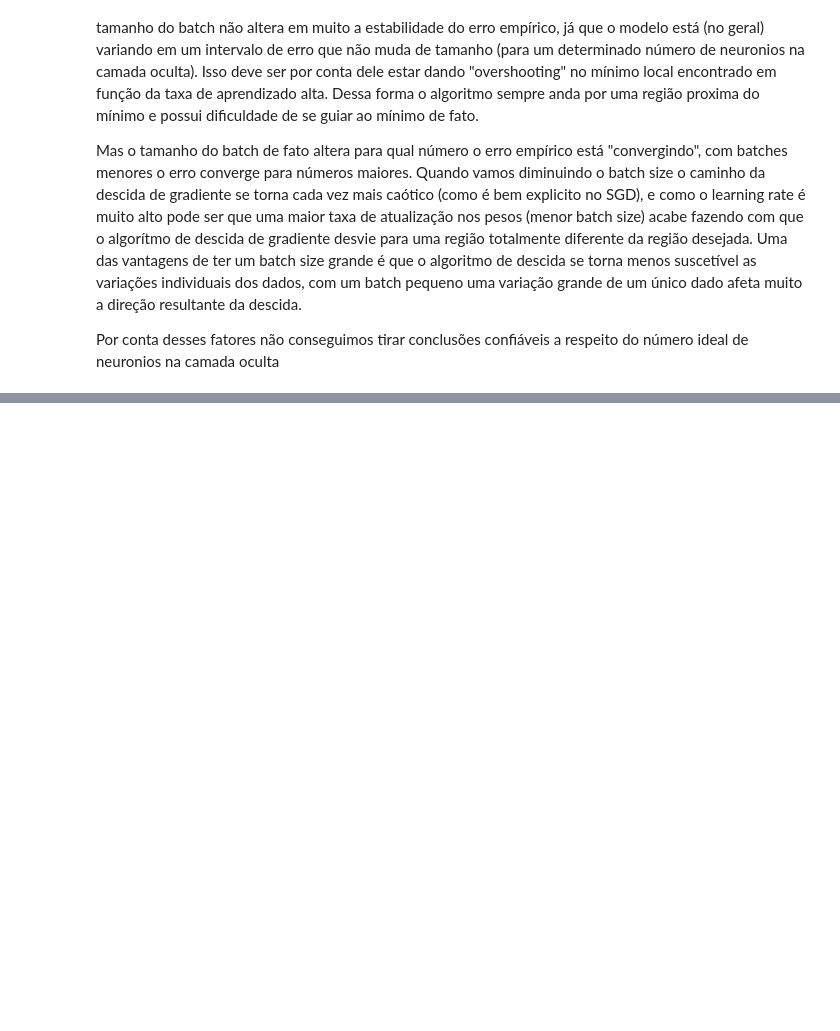
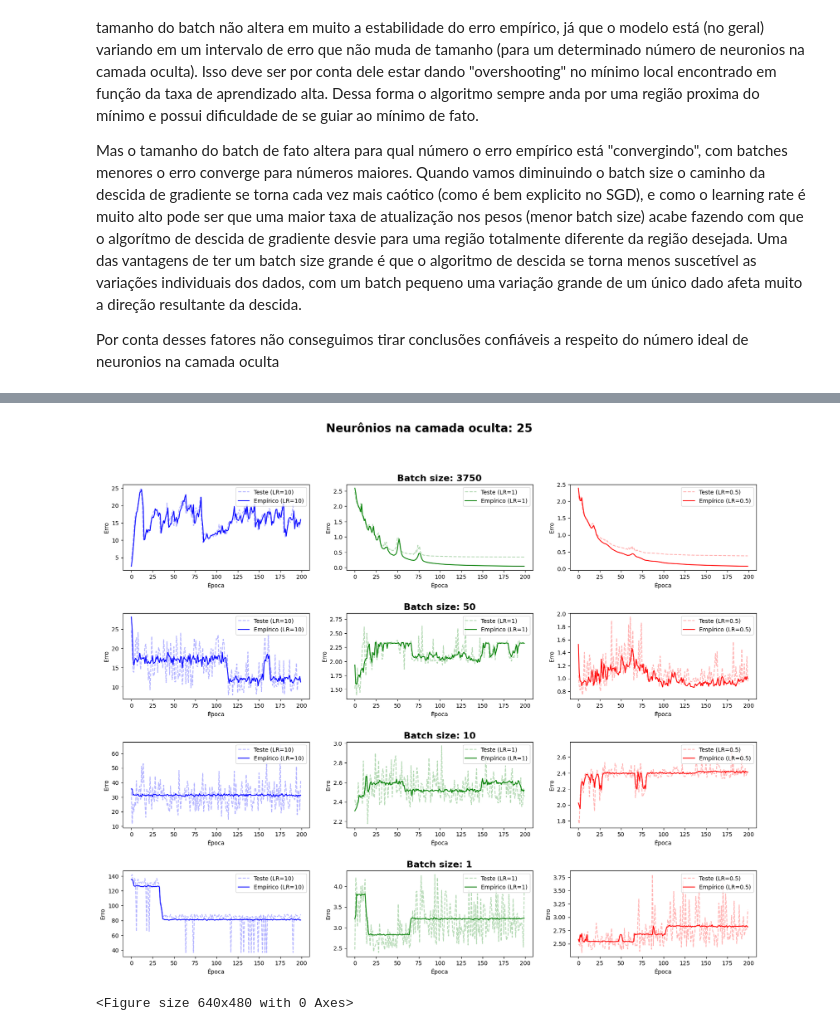
Before and after one commit to VictorHenrique317/ML-TP1, a Jupyter notebook: tp1-ml-victor.ipynb, the cells around one changed output, grey strips where cells are left out. Saved outputs shown, nothing was run; the diff lists cells and outputs as text; code cells hidden in the pictures; blank space fills up the shorter version.

```diff
--- a/tp1-ml-victor.ipynb
+++ b/tp1-ml-victor.ipynb
@@ -136,3 +146,45 @@ for batch_size in batch_sizes:
+# %%
+def displayMLP(desired_neuron_nb):
+    for hidden_layer_neuron_number, model_group in models.items():
+        if hidden_layer_neuron_number != desired_neuron_nb:
+            continue
+
+        row = -1
+        fig, axs = plt.subplots(4, 3, figsize=(20,15))
+        for batch_size, model_group in model_group.items():
+            colors = ['blue', 'green', 'red']
+
+            color_index = -1
+            row += 1
+
+            # fig, axs = plt.subplots(3, len(model_group), figsize=(15,5))
+            counter = -1
+            for i, (learning_rate, model) in enumerate(model_group.items()):
+                labels = []
+
+                color_index += 1
+                counter += 1
+                color = colors[color_index]
+                mlp, history = model
+
+                axs[row, i].plot(history['val_loss'], color=color, linestyle='dashed', alpha=0.3)
+                axs[row, i].plot(history['loss'], color=color, linestyle='solid')
+
+                labels.append(f"Teste (LR={learning_rate})")
+                labels.append(f"Empírico (LR={learning_rate})")
+
+                # axs[row, i].set_title(f"LR={learning_rate}")
+                axs[row, i].set_ylabel('Erro')
+                axs[row, i].set_xlabel('Época')
+                axs[row, i].legend(labels, loc='upper right')
+
+                axs[row, 1].set_title(f"Batch size: {batch_size}", fontsize=16, fontweight='bold')
+
+            plt.suptitle(f"Neurônios na camada oculta: {hidden_layer_neuron_number}", fontsize=20, fontweight='bold')
+
+        plt.subplots_adjust(hspace=0.5)
+        plt.show()
+        plt.clf()
 # %% [markdown]
 Plotando os gŕaficos de Erro empírico e erro de teste em função do número de épocas para cada combinação de (número de neurônios na camada oculta, tamanho do batch). Agrupei todos os learning rates de cada combinação em uma só figura para facilitar a visualização dos resultados.
 
@@ -183,0 +198,5 @@ for hidden_layer_neuron_number, model_group in models.items():
+# %%
+displayMLP(25)
+# %% [output]
+[figure, added]
+<Figure size 640x480 with 0 Axes>
```
Also changed, not shown: parts of 6 cells of this notebook.
